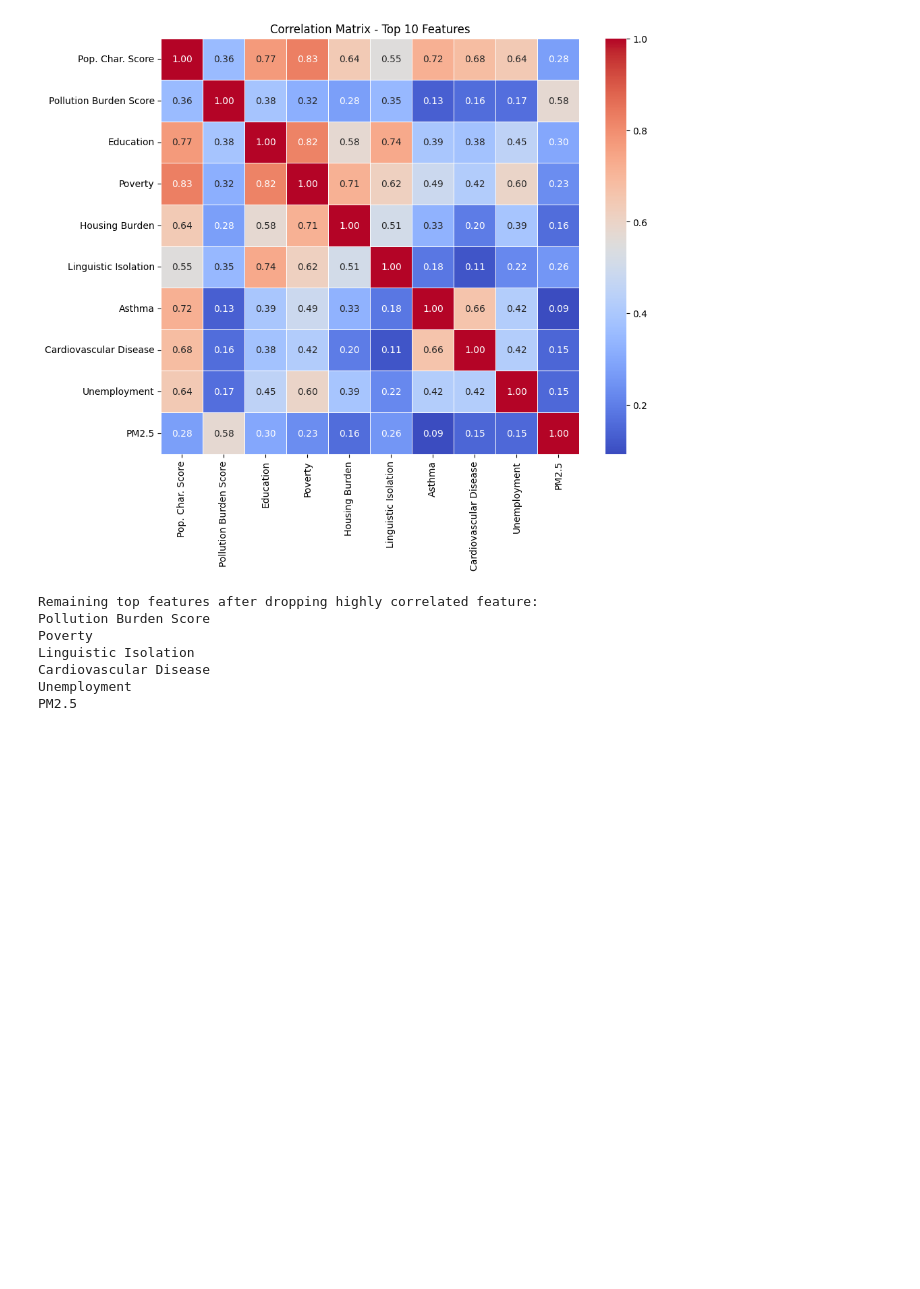
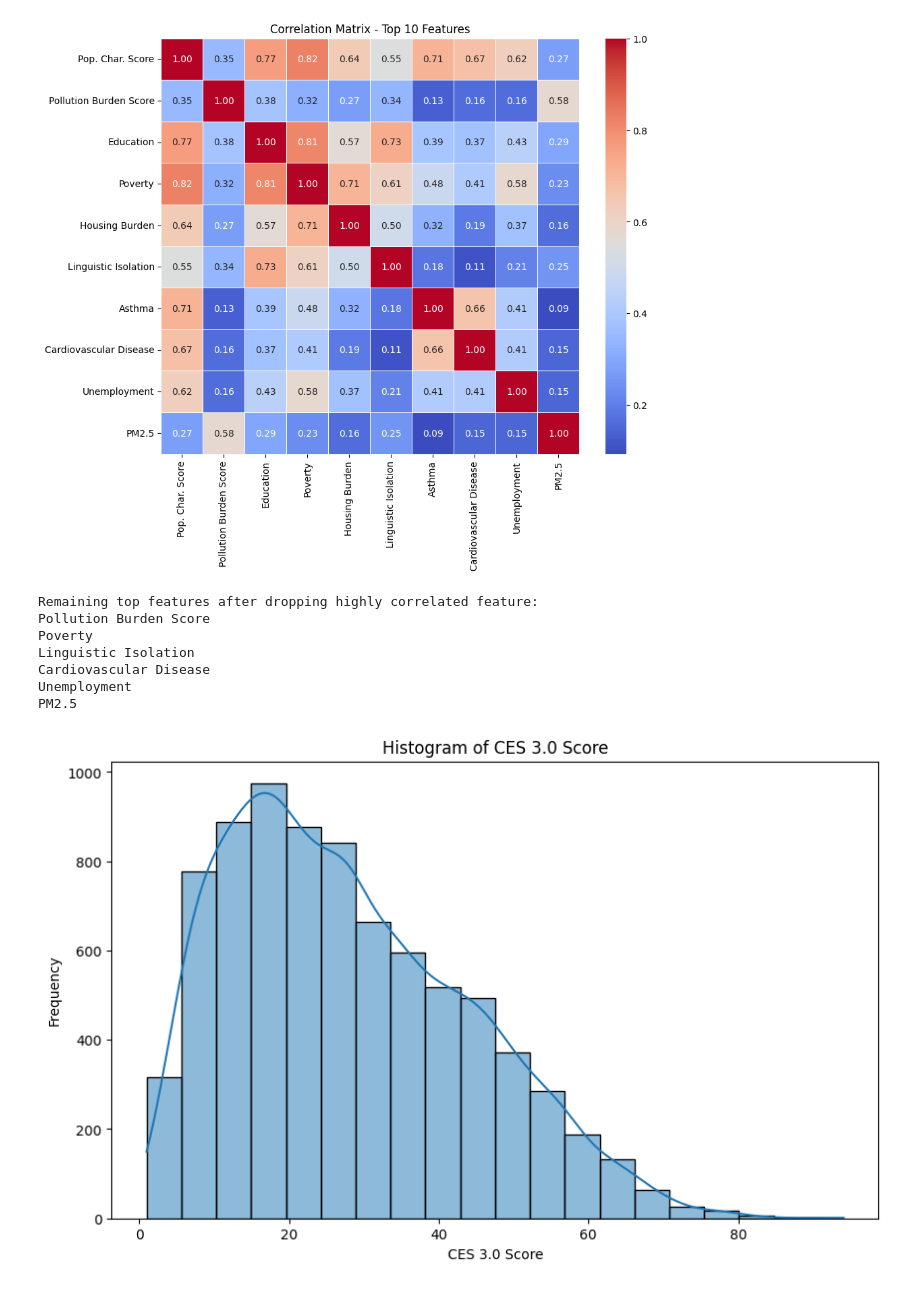
Before and after one commit to KarthikPudi/602-Project, a Jupyter notebook: Project_Check.ipynb, the cells around one changed output. Drawn from its saved outputs; the diff is of its cells as text; code cells hidden in the pictures; blank space fills up the shorter version.

```diff
--- a/Project_Check.ipynb
+++ b/Project_Check.ipynb
@@ -93,16 +103,18 @@ numeric_columns_with_missing = [
 ]
 
 # Fit the pipeline to the data
-pipeline.fit(numeric_data[numeric_columns_with_missing])#
+pipeline.fit(data[numeric_columns_with_missing])#
 
 # Transform the data
-data_transformed = pipeline.transform(numeric_data[numeric_columns_with_missing])
+data_transformed = pipeline.transform(data[numeric_columns_with_missing])
 
 # Convert the transformed data back to DataFrame
 data_transformed_df = pd.DataFrame(data_transformed, columns=numeric_columns_with_missing)
 
 # Replace the original columns with the transformed columns in the original DataFrame
-numeric_data[numeric_columns_with_missing] = data_transformed_df
+data[numeric_columns_with_missing] = data_transformed_df
+
+numeric_data = data.select_dtypes(include=['int64', 'float64'])
 
 # Check if there are any missing values left
 print(numeric_data.isnull().sum())
@@ -229,3 +248,16 @@ Linguistic Isolation
 Cardiovascular Disease
 Unemployment
 PM2.5
+# %%
+import matplotlib.pyplot as plt
+import seaborn as sns
+
+# Histogram of CES 3.0 Score
+plt.figure(figsize=(10, 6))
+sns.histplot(data=data, x='CES 3.0 Score', bins=20, kde=True)
+plt.title('Histogram of CES 3.0 Score')
+plt.xlabel('CES 3.0 Score')
+plt.ylabel('Frequency')
+plt.show()
+# %% [output]
+[figure, added]
```
Also changed, not shown: parts of 9 cells of this notebook.
